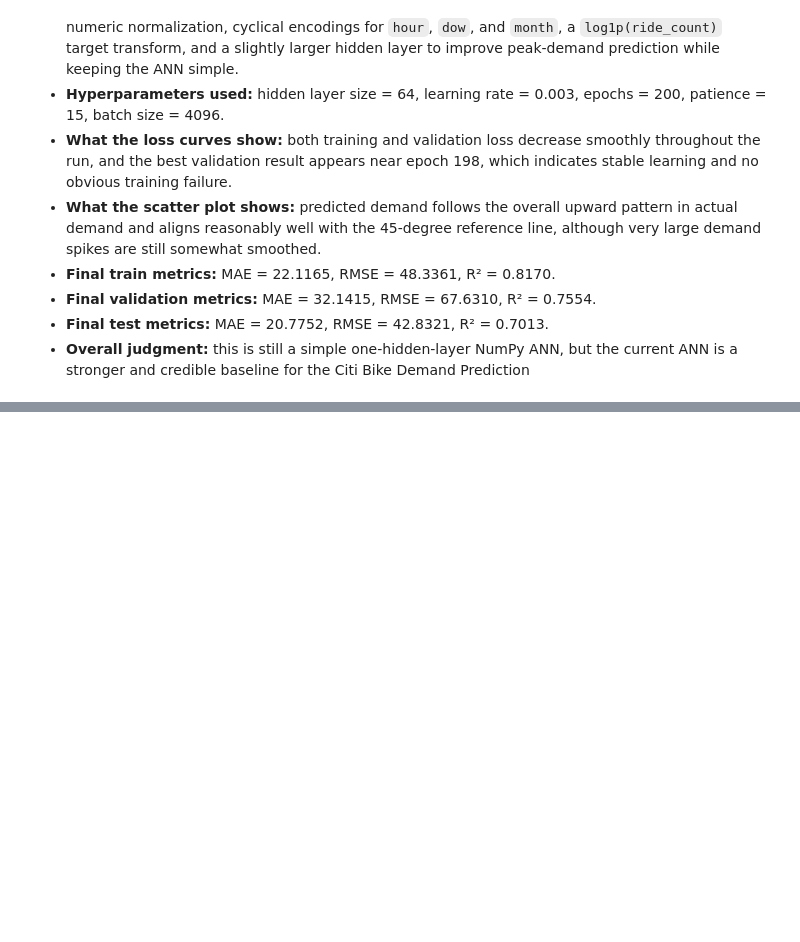
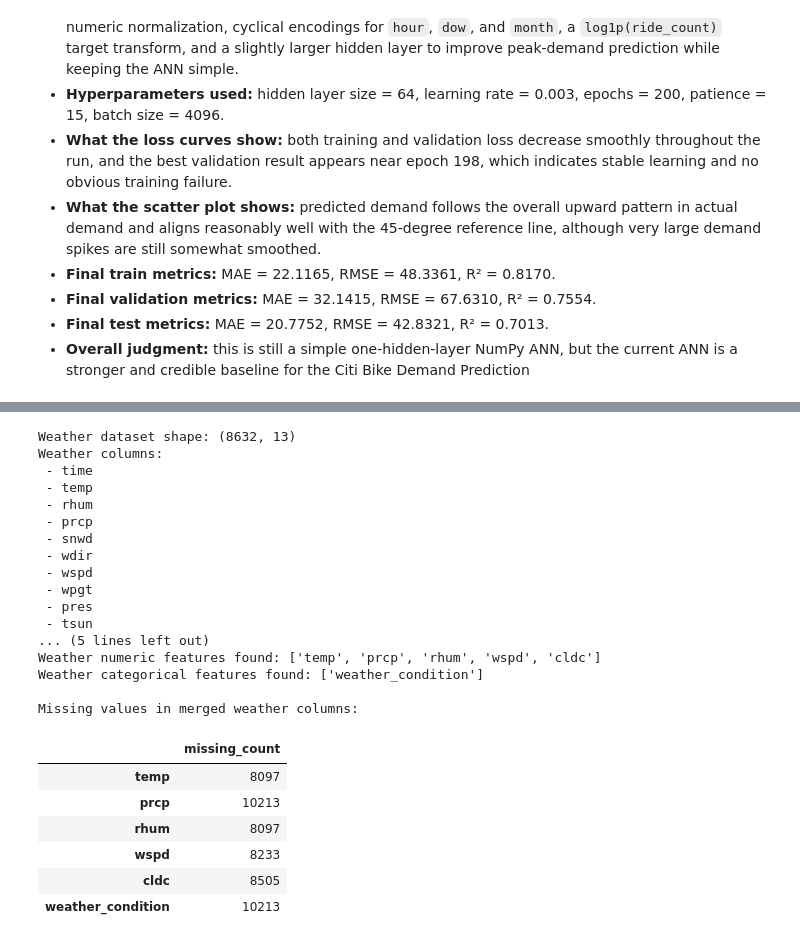
Before and after one commit to melody1030/PAML-Final-Citibike, a Jupyter notebook: ann_demand_prediction.ipynb, the cells around one changed output, grey strips where cells are left out. Cells and saved outputs as stored; diff of their text form; code cells hidden in the pictures; blank space fills up the shorter version.

```diff
--- a/ann_demand_prediction.ipynb
+++ b/ann_demand_prediction.ipynb
@@ -732,0 +743,56 @@ Test metrics: MAE=20.7752, RMSE=42.8321, R2=0.7013
+# %%
+WEATHER_PATH = Path('datasets/weather_knyc_2025.csv')
+if not WEATHER_PATH.exists():
+    raise FileNotFoundError(f'Could not find weather dataset at {WEATHER_PATH}')
+
+weather_df = pd.read_csv(WEATHER_PATH)
+print(f'Weather dataset shape: {weather_df.shape}')
+print('Weather columns:')
+for column in weather_df.columns:
+    print(f' - {column}')
+
+weather_df['time'] = pd.to_datetime(weather_df['time'], errors='coerce')
+weather_source_df = df.copy()
+if 'hour_slot' not in weather_source_df.columns:
+    raise KeyError("The Citi Bike dataset needs 'hour_slot' to merge hourly weather data.")
+weather_source_df['hour_slot'] = pd.to_datetime(weather_source_df['hour_slot'], errors='coerce')
+
+weather_numeric_candidates = ['temp', 'prcp', 'rhum', 'wspd', 'cldc']
+weather_categorical_candidates = ['weather_condition']
+available_weather_numeric = [col for col in weather_numeric_candidates if col in weather_df.columns]
+available_weather_categorical = [col for col in weather_categorical_candidates if col in weather_df.columns]
+
+weather_keep_columns = ['time'] + available_weather_numeric + available_weather_categorical
+weather_merge = weather_df[weather_keep_columns].copy().rename(columns={'time': 'hour_slot'})
+weather_merged_df = weather_source_df.merge(weather_merge, on='hour_slot', how='left')
+
+print(f'\nMerged dataset shape: {weather_merged_df.shape}')
+print(f'Weather numeric features found: {available_weather_numeric if available_weather_numeric else "None"}')
+print(f'Weather categorical features found: {available_weather_categorical if available_weather_categorical else "None"}')
+print('\nMissing values in merged weather columns:')
+display(weather_merged_df[available_weather_numeric + available_weather_categorical].isna().sum().to_frame('missing_count'))
+# %% [output]
+Weather dataset shape: (8632, 13)
+Weather columns:
+ - time
+ - temp
+ - rhum
+ - prcp
+ - snwd
+ - wdir
+ - wspd
+ - wpgt
+ - pres
+ - tsun
+... (5 lines left out)
+Weather numeric features found: ['temp', 'prcp', 'rhum', 'wspd', 'cldc']
+Weather categorical features found: ['weather_condition']
+
+Missing values in merged weather columns:
+|  | missing_count |
+| temp | 8097 |
+| prcp | 10213 |
+| rhum | 8097 |
+| wspd | 8233 |
+| cldc | 8505 |
+| weather_condition | 10213 |
```
Also changed, not shown: parts of 12 cells of this notebook.
